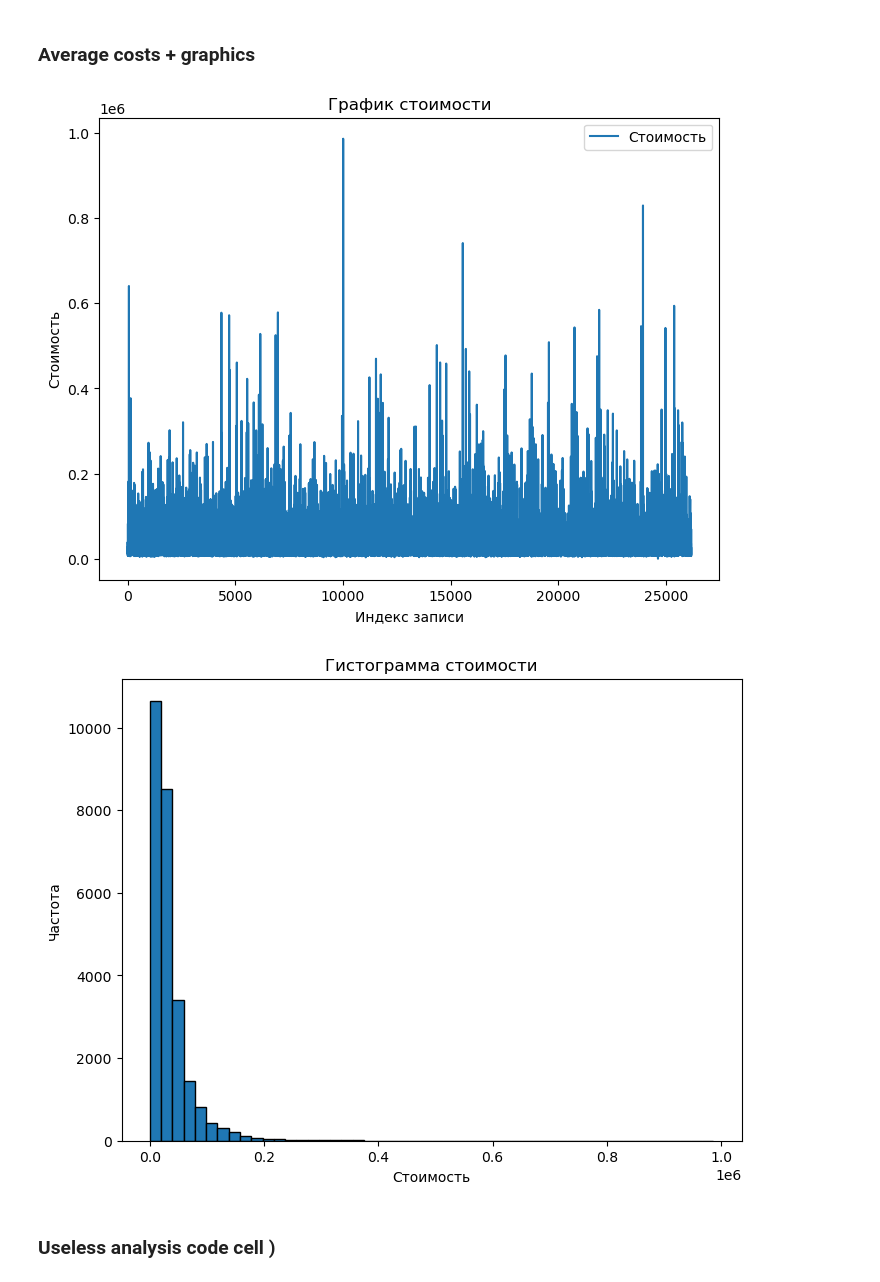
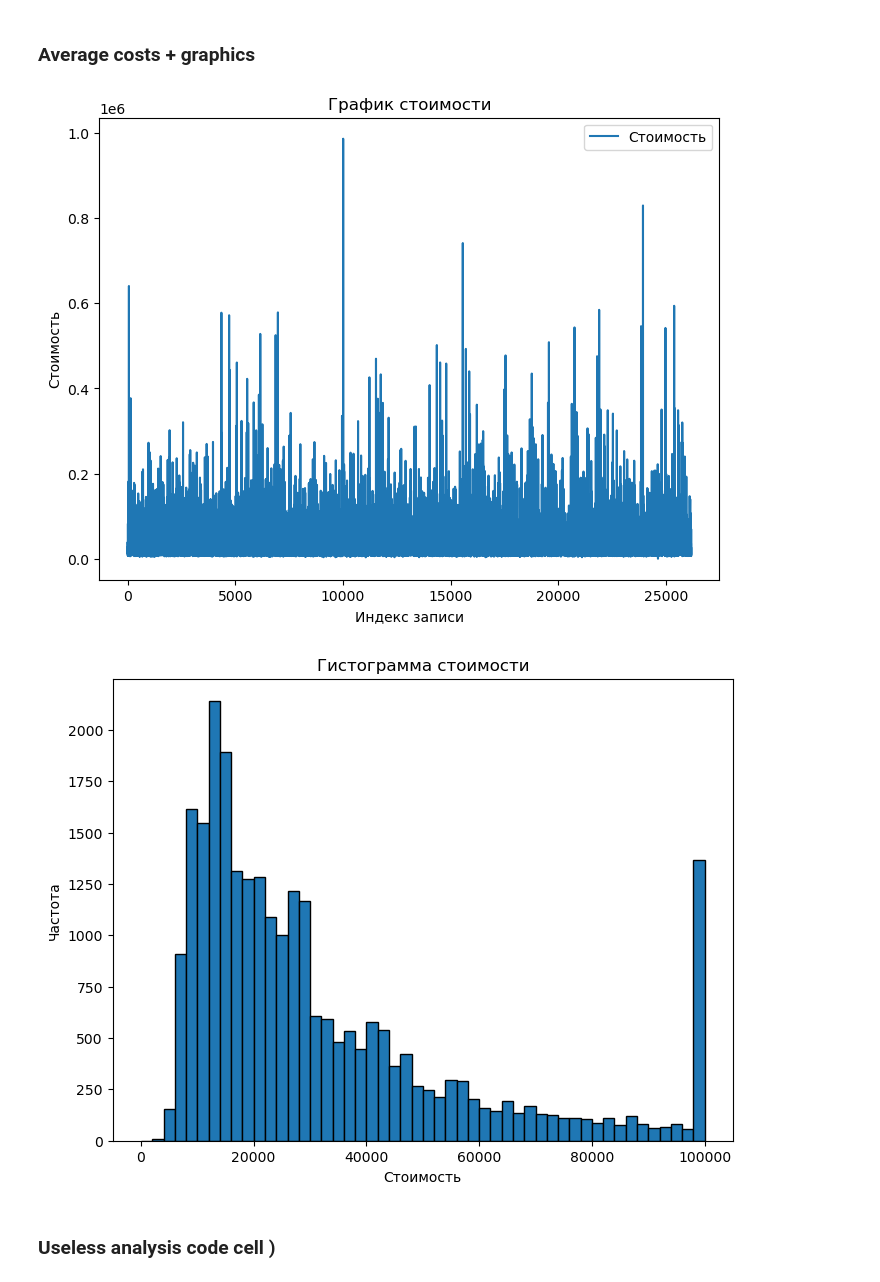
Before and after one commit to impartac/PSB_hack, a Jupyter notebook: scripts/data_preproc.ipynb, the cells around one changed output. Cells and saved outputs as stored; diff of their text form; code cells hidden in the pictures.

```diff
--- a/scripts/data_preproc.ipynb
+++ b/scripts/data_preproc.ipynb
@@ -57,21 +57,21 @@ display(train_df)
 # %%
 plt.figure(figsize=(8, 6)) # Устанавливаем размер графика
 plt.plot(train_df['Стоимость'], label='Стоимость')
 plt.xlabel('Индекс записи')
 plt.ylabel('Стоимость')
 plt.title('График стоимости')
 plt.legend()
 plt.show()
 # Строим гистограмму с интервалами
 plt.figure(figsize=(8, 6))
-plt.hist(train_df['Стоимость'], bins=50, edgecolor='black') # bins=10 - количество интервалов
+plt.hist(train_df['Стоимость'].clip(upper=100000), bins=50, edgecolor='black') # bins=10 - количество интервалов
 plt.xlabel('Стоимость')
 plt.ylabel('Частота')
 plt.title('Гистограмма стоимости')
 plt.show()
 # %% [output]
 [figure]
-[figure, old version]
+[figure, new version]
 # %% [markdown]
 ### Useless analysis code cell )
 # %%
```
Also changed, not shown: parts of 9 cells of this notebook.
